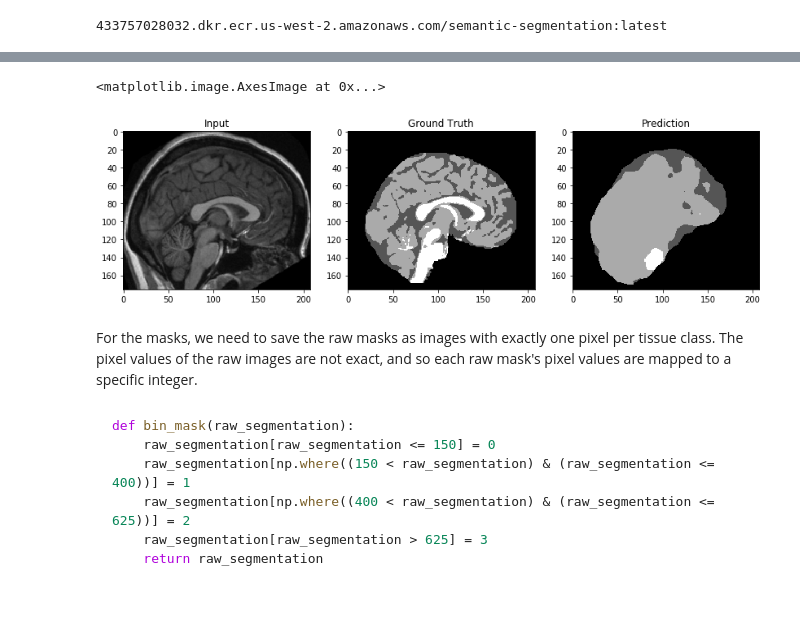
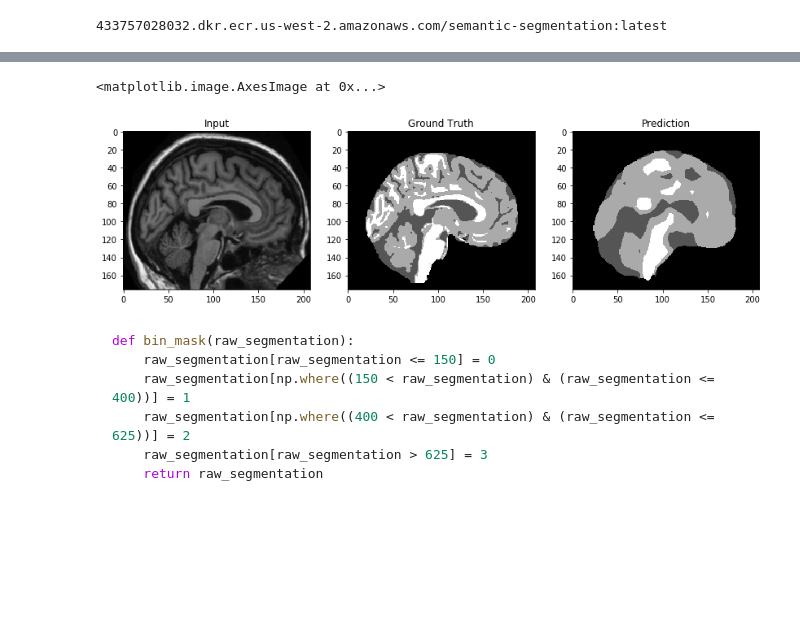
Before and after one commit to michaelhsieh42/amazon-sagemaker-brain-segmentation, a Jupyter notebook: mxnet_brain_segmentation.ipynb, the cells around one changed output, grey strips where cells are left out. Drawn from its saved outputs; the diff is of its cells as text; code cells hidden in the pictures; blank space fills up the shorter version.

Commit message:
- Added sagemaker preprocessing. Code tested.

```diff
--- a/mxnet_brain_segmentation.ipynb
+++ b/mxnet_brain_segmentation.ipynb
@@ -71,6 +70,6 @@ I've left the data directory up to you, because depending on your instance type
 # %%
 data_bucket = 'sagemaker-us-west-2-029454422462'
-data_prefix = 'OASIS'
+data_prefix = 'OASIS-20200326'
 data_dir = '/home/ec2-user/SageMaker/oasis'
 # %%
 def create_dir_if_not_exist(d):
@@ -315,0 +338,11 @@ Lastly, we need the Amazon SageMaker Semantic Segmentaion docker image, which is
+# %%
+test_brain=imageio.imread(io.BytesIO(validation_obj.get()['Body'].read()))
+test_mask=imageio.imread(io.BytesIO(validation_mask_obj.get()['Body'].read()))
+
+plt.figure(figsize=(14, 14))
+plt.subplot(121)
+plt.title('Input')
+plt.imshow(test_brain, cmap=plt.cm.gray)
+plt.subplot(122)
+plt.title('Ground Truth')
+plt.imshow(test_mask, cmap=plt.cm.gray)
@@ -315,0 +352,2 @@ Lastly, we need the Amazon SageMaker Semantic Segmentaion docker image, which is
+# %%
+num_training_samples = len(list(bucket.objects.filter(Prefix='/'.join(s3_train_data.split('/')[3:])+'/')))
@@ -375,0 +411,15 @@ Billable seconds: 326
+# %%
+# Create sagemaker s3_input objects
+train_data = sagemaker.session.s3_input(s3_train_data, distribution='FullyReplicated',
+                                        content_type='image/png', s3_data_type='S3Prefix')
+validation_data = sagemaker.session.s3_input(s3_validation_data, distribution='FullyReplicated',
+                                        content_type='image/png', s3_data_type='S3Prefix')
+train_annotation = sagemaker.session.s3_input(s3_train_annotation, distribution='FullyReplicated',
+                                        content_type='image/png', s3_data_type='S3Prefix')
+validation_annotation = sagemaker.session.s3_input(s3_validation_annotation, distribution='FullyReplicated',
+                                        content_type='image/png', s3_data_type='S3Prefix')
+
+data_channels = {'train': train_data,
+                 'validation': validation_data,
+                 'train_annotation': train_annotation,
+                 'validation_annotation':validation_annotation}
@@ -382,29 +464,18 @@ ss_predictor = ss_model.deploy(instance_type='ml.c5.xlarge', initial_instance_co
 ss_predictor.content_type = 'image/jpeg'
 ss_predictor.accept = 'image/png'
 # %%
-import io
-test_id='OAS1_0025_MR1_mpr_n4_anon_111_t88_43.png'
-test_brain = imageio.imread(os.path.join(validation_dir, test_id))
-test_mask = imageio.imread(os.path.join(validation_mask_dir, test_id))
-
-with open(os.path.join(validation_dir, test_id), 'rb') as image:
-    img = image.read()
-    img = bytearray(img)
-
-response = ss_predictor.predict(img)
+response = ss_predictor.predict(io.BytesIO(validation_obj.get()['Body'].read()))
 output = np.array(imageio.imread(io.BytesIO(response)))
 plt.figure(figsize=(14, 14))
 plt.subplot(131)
 plt.title('Input')
 plt.imshow(test_brain, cmap=plt.cm.gray)
 plt.subplot(132)
 plt.title('Ground Truth')
 plt.imshow(test_mask, cmap=plt.cm.gray)
 plt.subplot(133)
 plt.title('Prediction')
 plt.imshow(output, cmap=plt.cm.gray)
 # %% [output]
 <matplotlib.image.AxesImage at 0x...>
-[figure, old version]
+[figure, new version]
-# %% [markdown]
-For the masks, we need to save the raw masks as images with exactly one pixel per tissue class. The pixel values of the raw images are not exact, and so each raw mask's pixel values are mapped to a specific integer.
```
Also changed, not shown: parts of 55 cells of this notebook, 3 other files.
